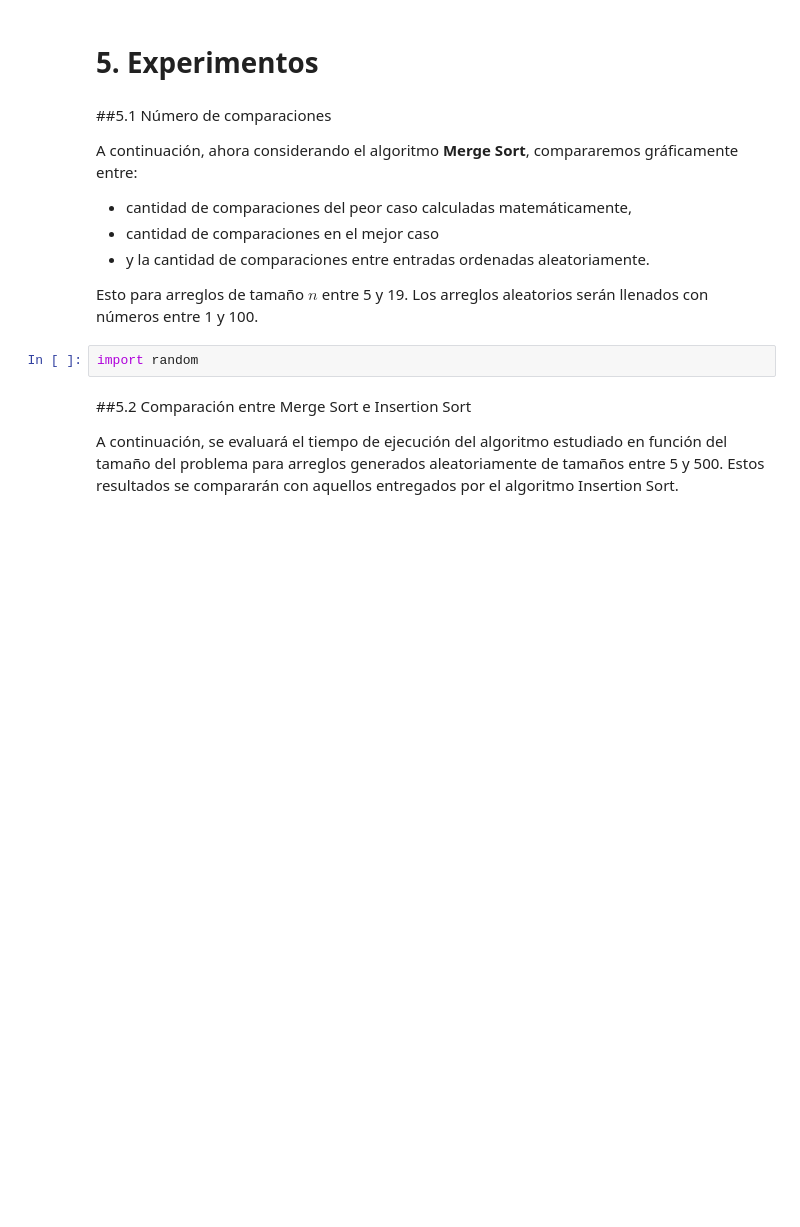
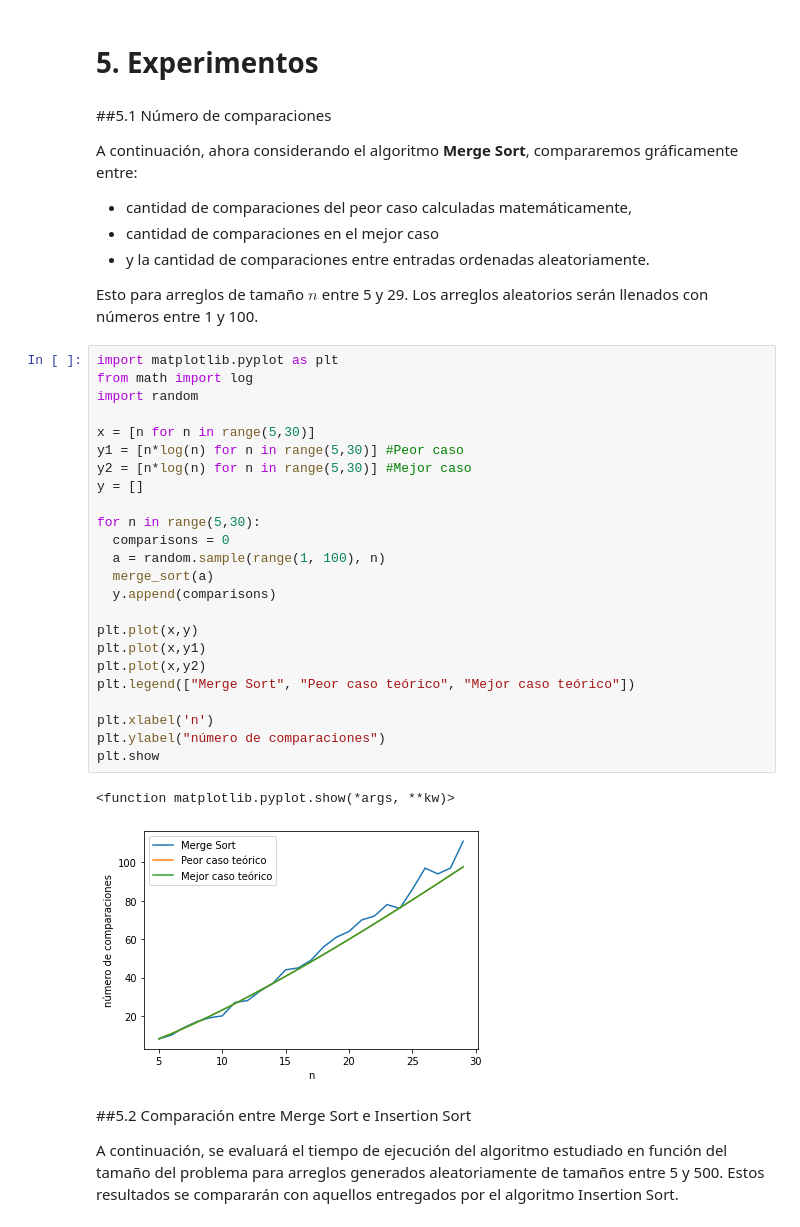
Before and after one commit to Sylver640/ADA-Informes, a Jupyter notebook: Informe_MergeSort.ipynb, the cells around one changed output. Drawn from its saved outputs; the diff is of its cells as text; blank space fills up the shorter version.

```diff
--- a/Informe_MergeSort.ipynb
+++ b/Informe_MergeSort.ipynb
@@ -317,9 +317,34 @@ A continuación, ahora considerando el algoritmo **Merge Sort**, compararemos gr
 *   cantidad de comparaciones en el mejor caso
 *   y la cantidad de comparaciones entre entradas ordenadas aleatoriamente.
 
-Esto para arreglos de tamaño $n$ entre 5 y 19. Los arreglos aleatorios serán llenados con números entre 1 y 100.
+Esto para arreglos de tamaño $n$ entre 5 y 29. Los arreglos aleatorios serán llenados con números entre 1 y 100.
-# %%
-import random
+# %%
+import matplotlib.pyplot as plt
+from math import log
+import random
+
+x = [n for n in range(5,30)]
+y1 = [n*log(n) for n in range(5,30)] #Peor caso
+y2 = [n*log(n) for n in range(5,30)] #Mejor caso
+y = []
+
+for n in range(5,30):
+  comparisons = 0
+  a = random.sample(range(1, 100), n)
+  merge_sort(a)
+  y.append(comparisons)
+
+plt.plot(x,y)
+plt.plot(x,y1)
+plt.plot(x,y2)
+plt.legend(["Merge Sort", "Peor caso teórico", "Mejor caso teórico"])
+
+plt.xlabel('n')
+plt.ylabel("número de comparaciones")
+plt.show
+# %% [output]
+<function matplotlib.pyplot.show(*args, **kw)>
+[figure, added]
 # %% [markdown]
 ##5.2 Comparación entre Merge Sort e Insertion Sort
 
```
